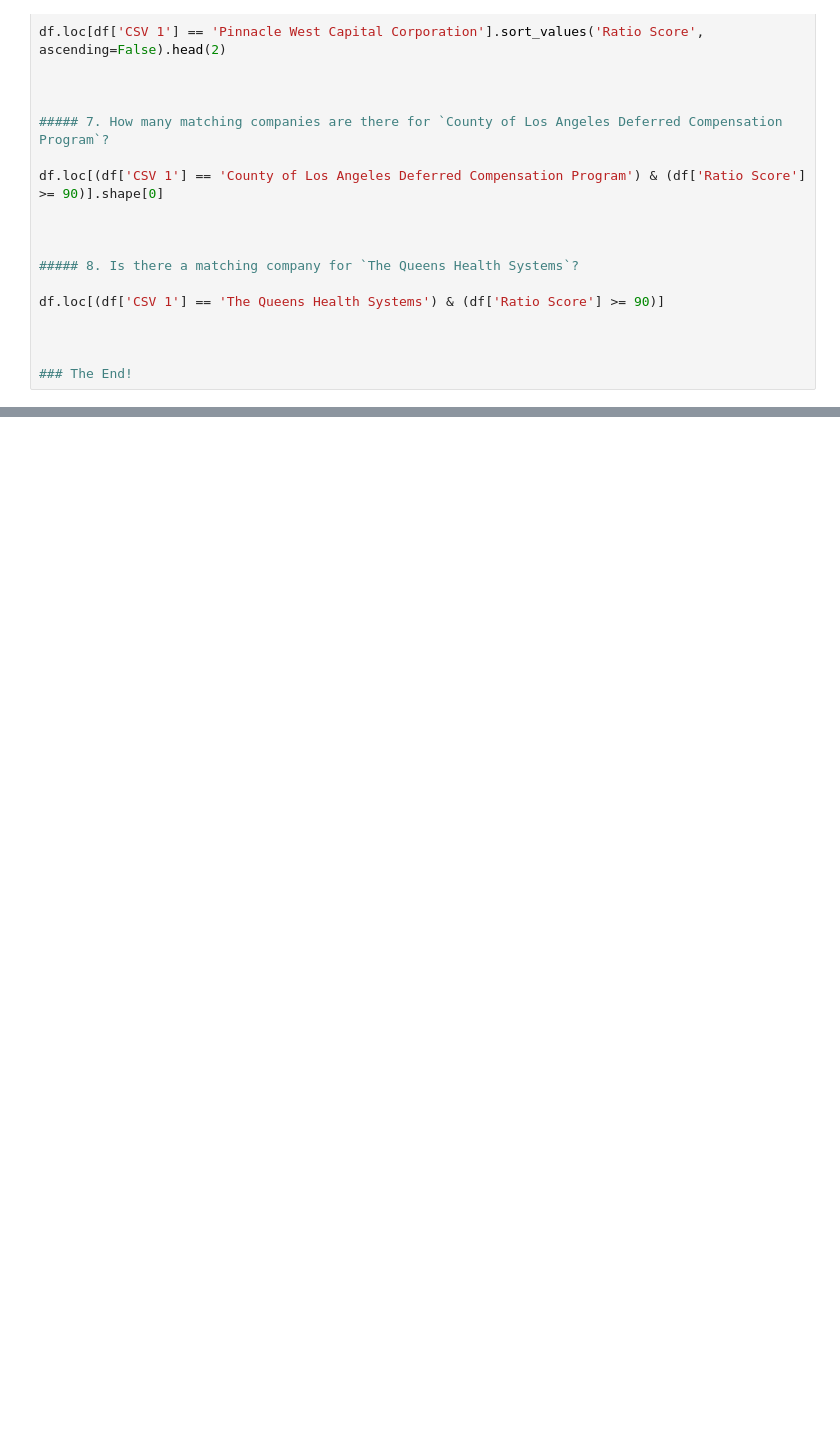
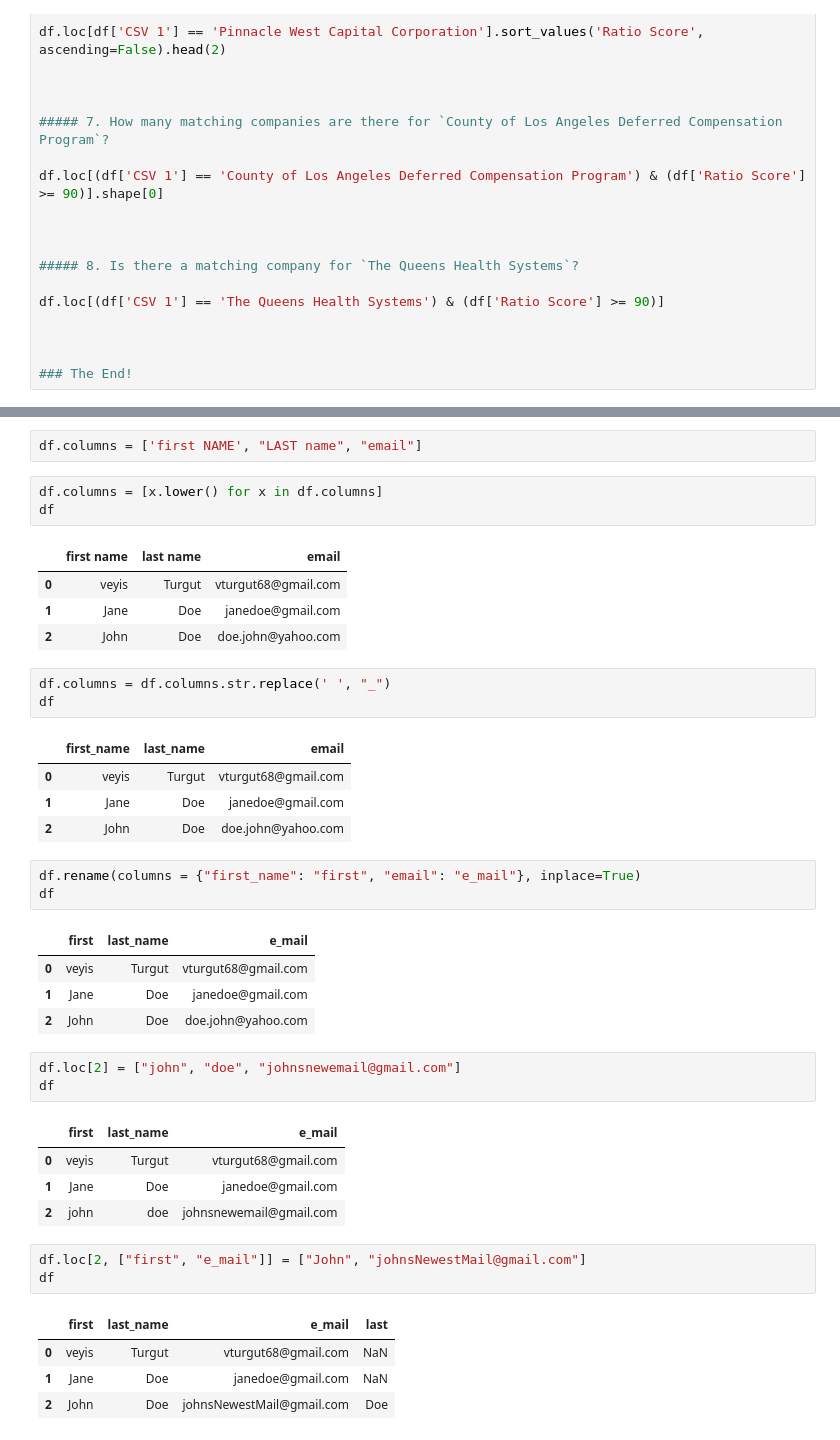
Before and after one commit to veyisTurgut/pandas-data-wars, a Jupyter notebook: data_wars.ipynb, the cells around one changed output, grey strips where cells are left out. Saved outputs shown, nothing was run; the diff lists cells and outputs as text; blank space fills up the shorter version.

```diff
--- a/data_wars.ipynb
+++ b/data_wars.ipynb
@@ -451,0 +464,42 @@ df.loc[(df['CSV 1'] == 'The Queens Health Systems') & (df['Ratio Score'] >= 90)]
+# %%
+df.columns = ['first NAME', "LAST name", "email"]
+# %%
+df.columns = [x.lower() for x in df.columns]
+df
+# %% [output]
+|  | first name | last name | email |
+| 0 | veyis | Turgut | vturgut68@gmail.com |
+| 1 | Jane | Doe | janedoe@gmail.com |
+| 2 | John | Doe | doe.john@yahoo.com |
+# %%
+df.columns = df.columns.str.replace(' ', "_")
+df
+# %% [output]
+|  | first_name | last_name | email |
+| 0 | veyis | Turgut | vturgut68@gmail.com |
+| 1 | Jane | Doe | janedoe@gmail.com |
+| 2 | John | Doe | doe.john@yahoo.com |
+# %%
+df.rename(columns = {"first_name": "first", "email": "e_mail"}, inplace=True)
+df
+# %% [output]
+|  | first | last_name | e_mail |
+| 0 | veyis | Turgut | vturgut68@gmail.com |
+| 1 | Jane | Doe | janedoe@gmail.com |
+| 2 | John | Doe | doe.john@yahoo.com |
+# %%
+df.loc[2] = ["john", "doe", "johnsnewemail@gmail.com"]
+df
+# %% [output]
+|  | first | last_name | e_mail |
+| 0 | veyis | Turgut | vturgut68@gmail.com |
+| 1 | Jane | Doe | janedoe@gmail.com |
+| 2 | john | doe | johnsnewemail@gmail.com |
+# %%
+df.loc[2, ["first", "e_mail"]] = ["John", "johnsNewestMail@gmail.com"]
+df
+# %% [output]
+|  | first | last_name | e_mail | last |
+| 0 | veyis | Turgut | vturgut68@gmail.com | NaN |
+| 1 | Jane | Doe | janedoe@gmail.com | NaN |
+| 2 | John | Doe | johnsNewestMail@gmail.com | Doe |
```
Also changed, not shown: parts of 24 cells of this notebook.
